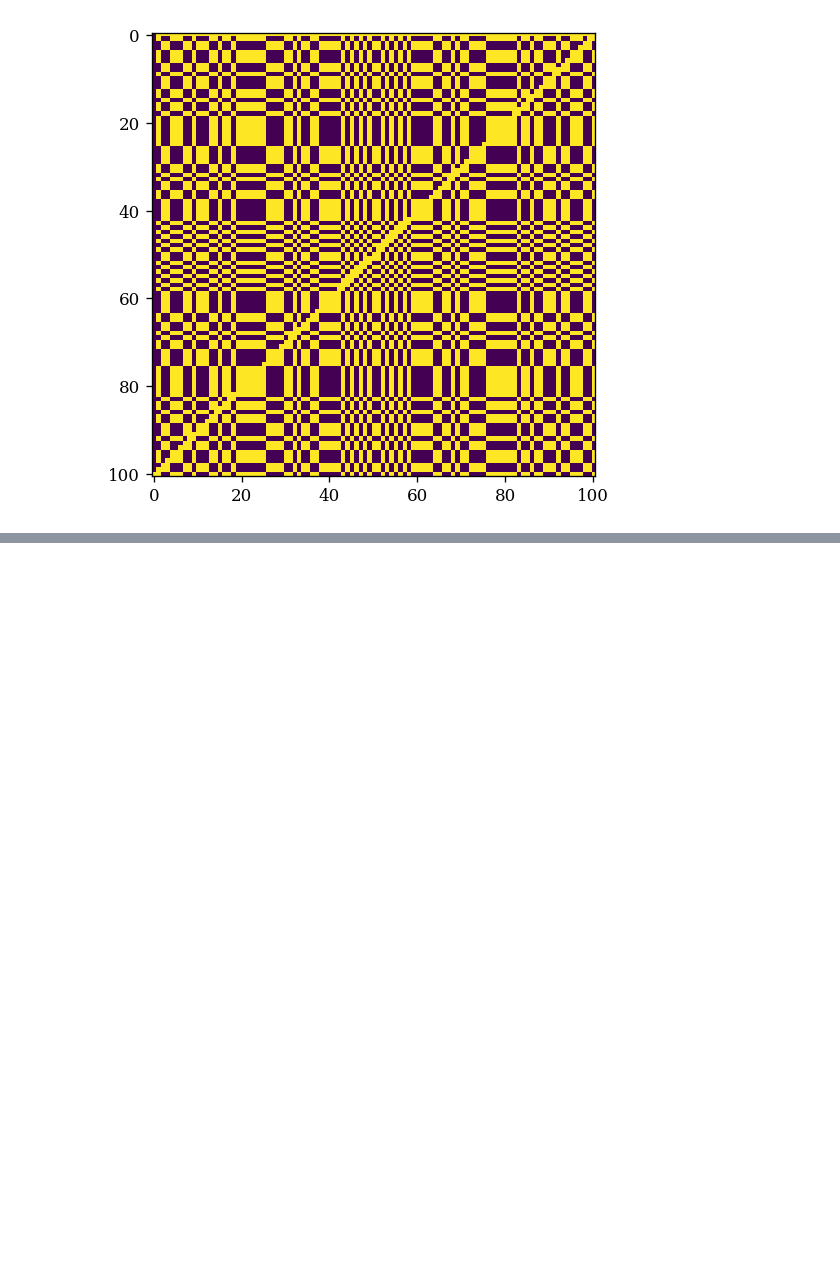
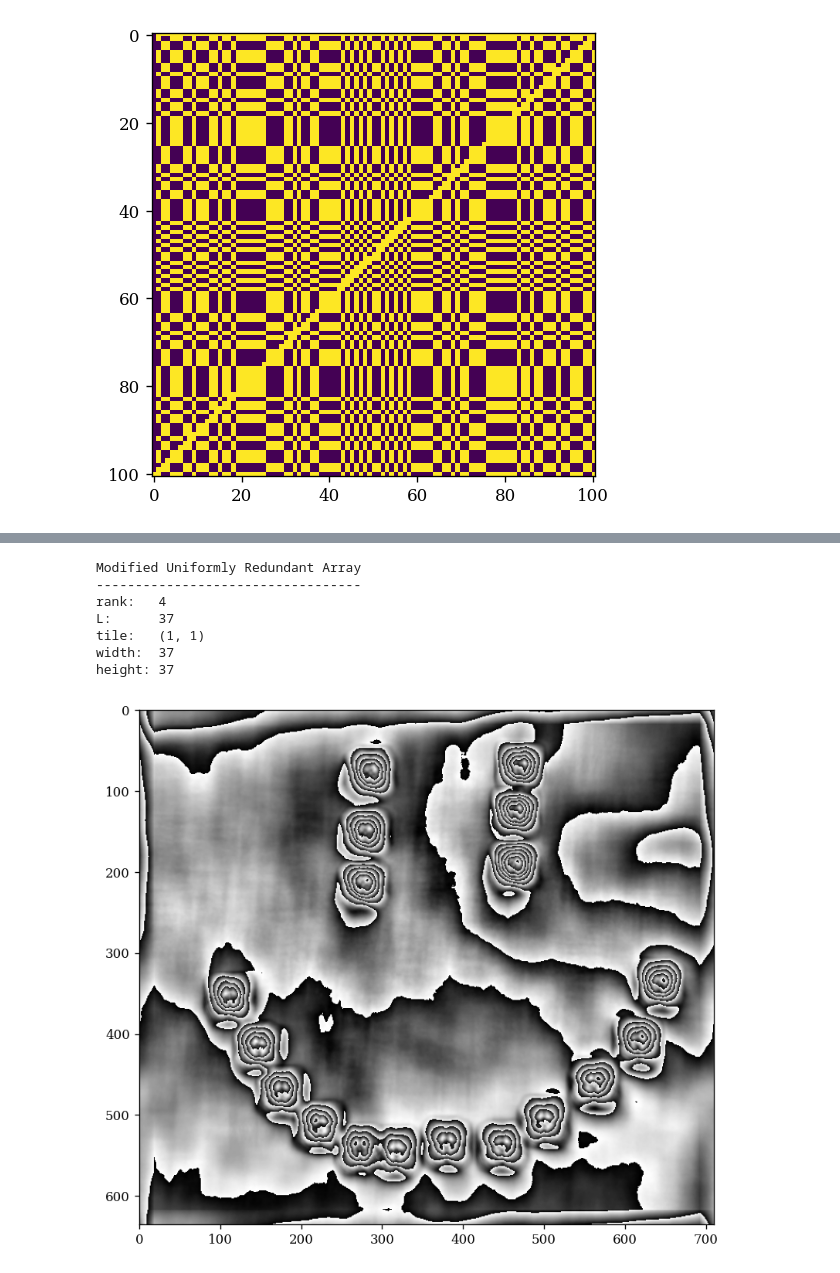
Before and after one commit to Eitan-Sprejer/CodedAperture, a Jupyter notebook: testing.ipynb, the cells around one changed output, grey strips where cells are left out. Saved outputs shown, nothing was run; the diff lists cells and outputs as text; code cells hidden in the pictures; blank space fills up the shorter version.

```diff
--- a/testing.ipynb
+++ b/testing.ipynb
@@ -163,0 +194,17 @@ plt.imshow(simulator.decoding_pattern)
+# %%
+H = 37 # Height of the image.
+mura = ca.mura(rank=4, tile=None, center=True)
+h = mura.aperture / 37
+
+# Apply onto the image.
+g = convolve(img, h, mode='wrap')
+displayImage(g)
+# %% [output]
+Modified Uniformly Redundant Array
+----------------------------------
+rank:   4
+L:      37
+tile:   (1, 1)
+width:  37
+height: 37
+[figure, added]
```
Also changed, not shown: parts of 8 cells of this notebook.
